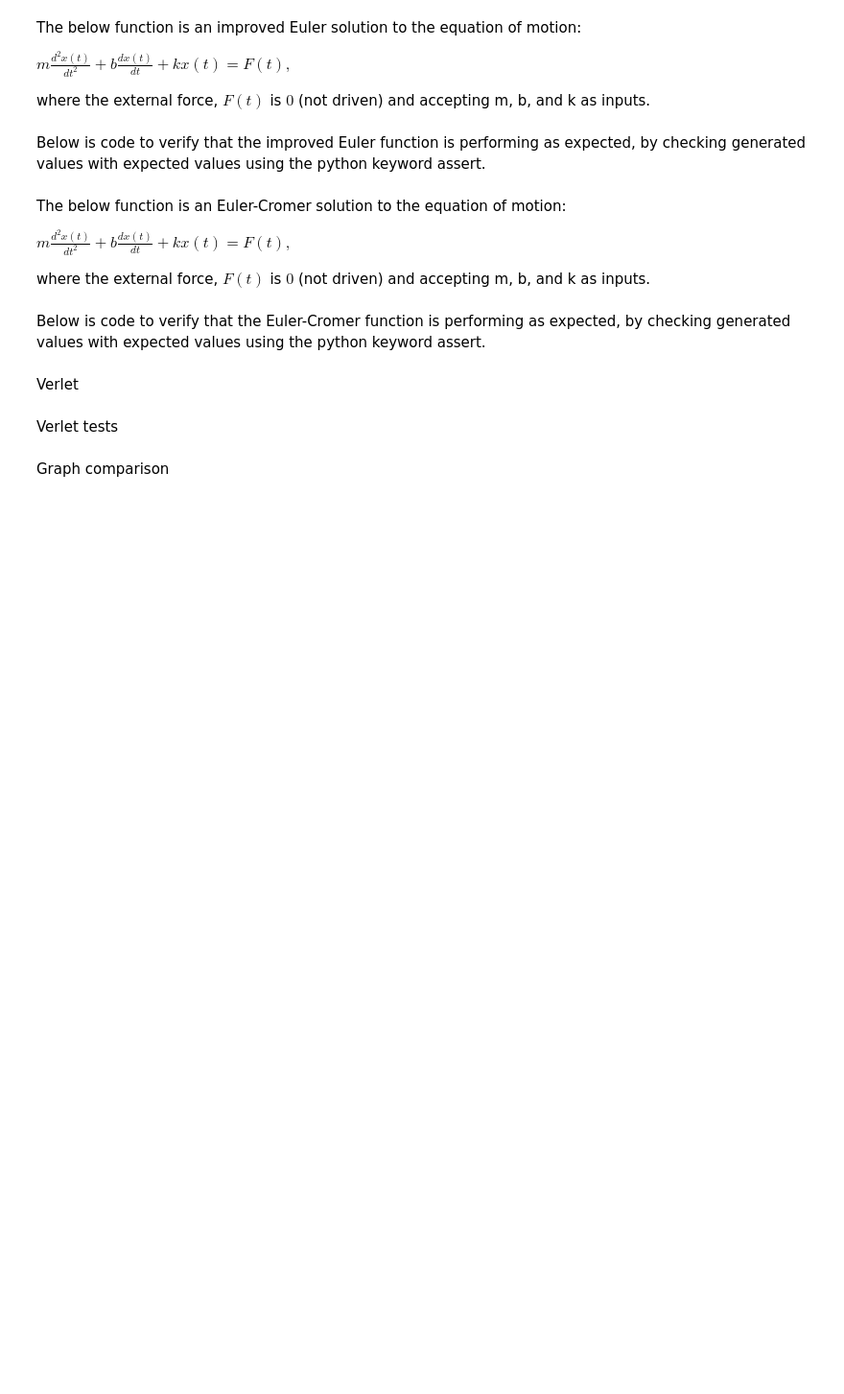
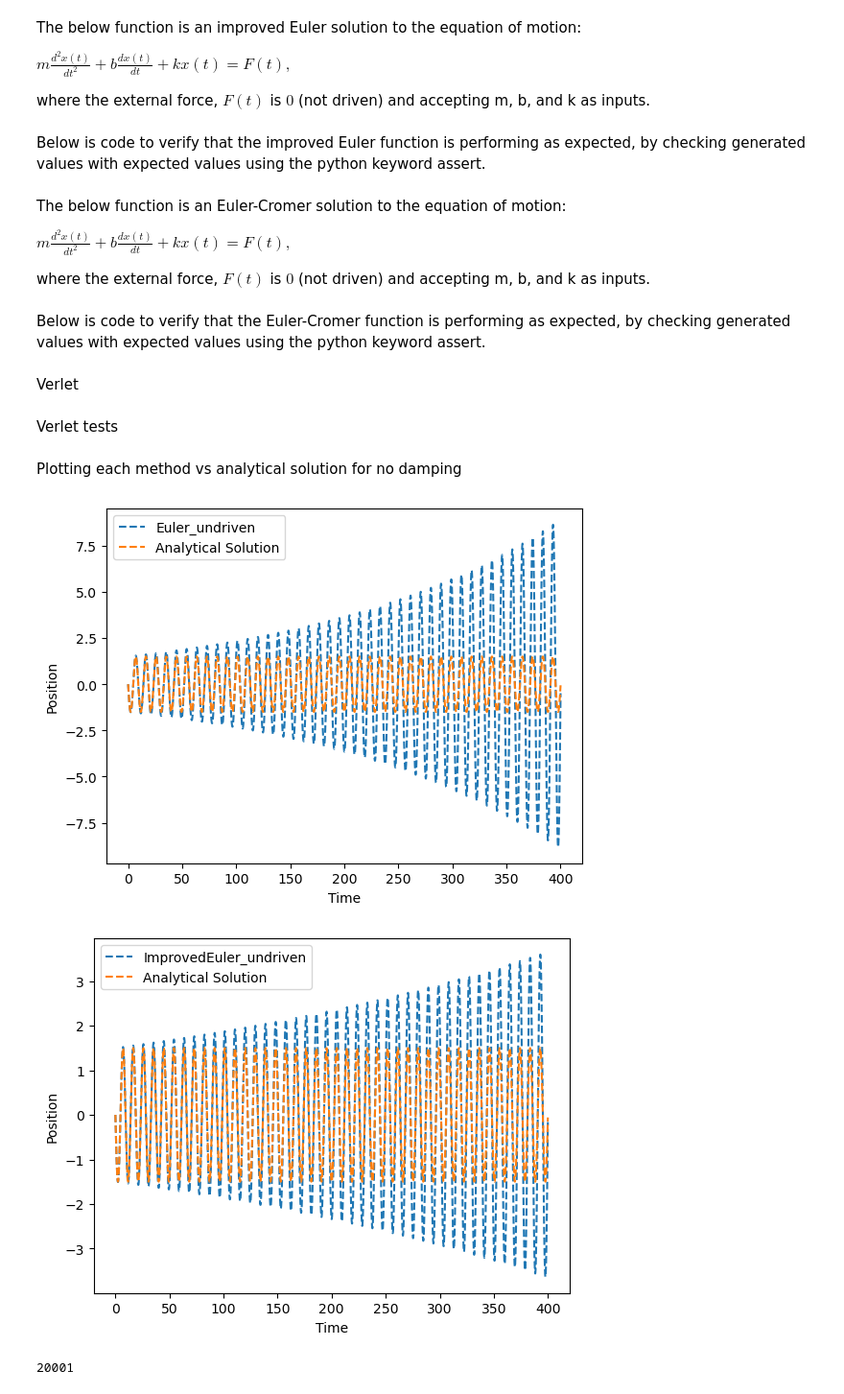
Before and after one commit to david-phelan/computational-physics-project-two, a Jupyter notebook: ProjectTwo.ipynb, the cells around one changed output. Shown at 96% size. Cells and saved outputs as stored; diff of their text form; code cells hidden in the pictures; blank space fills up the shorter version.

```diff
--- a/ProjectTwo.ipynb
+++ b/ProjectTwo.ipynb
@@ -231,7 +250,7 @@ $m \frac{d^2 x(t)}{dt^2} + b \frac{d x(t)}{dt} + kx(t) = F(t),$
 
 where the external force, $F(t)$ is $0$ (not driven) and accepting m, b, and k as inputs.
 # %%
-def EulerCromer_undriven(m, k, b, n, x0, v0, dt):
+def EulerCromer_undriven(m, k, b, n, t, x0, v0, dt):
     """
     Euler–Cromer method for the undriven (possibly damped) oscillator:
         m x'' + b x' + k x = 0
@@ -258,7 +277,9 @@ def EulerCromer_undriven(m, k, b, n, x0, v0, dt):
         t (ndarray): Time points from 0 to n*dt (length n+1)
     """
 
-    time = np.linspace(0, n*dt, n+1)
+    time = t
+    time_array = np.linspace(0, t, n+1)
+    print(len(time_array))
 
     position = np.zeros(n+1)
     velocity = np.zeros(n+1)
@@ -278,7 +299,7 @@ def EulerCromer_undriven(m, k, b, n, x0, v0, dt):
         # Compute the new acceleration at i+1
         acceleration[i+1] = -(k*position[i+1] + b*velocity[i+1]) / m
 
-    return position, velocity, acceleration, time
+    return position, velocity, acceleration, time_array
 # %% [markdown]
 Below is code to verify that the Euler-Cromer function is performing as expected, by checking generated values with expected values using the python keyword assert.
 # %%
@@ -321,7 +342,7 @@ test_EulerCromer_undriven()
 # %% [markdown]
 Verlet
 # %%
-def Verlet_undriven(m, k, b, n, x0, v0, dt):
+def Verlet_undriven(m, k, b, n, t, x0, v0, dt):
     """
     Two-step method for the undriven (possibly damped) oscillator:
         m x'' + b x' + k x = 0
@@ -352,7 +373,8 @@ def Verlet_undriven(m, k, b, n, x0, v0, dt):
     A = 2.0*(2*m - k*(dt**2)) / D
     B = (b*dt - 2*m) / D
 
-    time = np.linspace(0, n*dt, n+1)
+    time = t
+    time_array = np.linspace(0, t, n+1)
 
     position = np.zeros(n+1)
     velocity = np.zeros(n+1)
@@ -388,7 +410,7 @@ def Verlet_undriven(m, k, b, n, x0, v0, dt):
         # Compute acceleration from the ODE definition
         acceleration[i+1] = -(k*position[i+1] + b*velocity[i+1]) / m
 
-    return position, velocity, acceleration, time
+    return position, velocity, acceleration, time_array
 # %% [markdown]
 Verlet tests
 # %%
@@ -412,2 +433,0 @@ test_Verlet_undriven()
-# %% [markdown]
-Graph comparison
@@ -413,0 +457,31 @@ Graph comparison
+# %% [markdown]
+Plotting each method vs analytical solution for no damping
+# %%
+#parameters = [m == 3.03, k == 1.35, b == 0, n == 20000, x0 == 0, v0 == -1, dt == 0.02]
+
+for function in [Euler_undriven, ImprovedEuler_undriven, EulerCromer_undriven, Verlet_undriven]:
+    # Parameters
+    m = 3.03
+    k = 1.35
+    b = 0
+    n = 20000
+    t = 400
+    x0 = 0
+    v0 = -1
+    dt = 0.02
+
+    # Compute the solution
+    x, v, a, t = function(m, k, b, n, t, x0, v0, dt)
+    a = analytical_solution(m, k, b, n, t, x0, v0, dt)
+
+    # Plot the position vs time
+    plt.plot(t, x, label=function.__name__, linestyle='--')
+    plt.plot(t, a, label="Analytical Solution", linestyle='--')
+    plt.xlabel('Time')
+    plt.ylabel('Position')
+    plt.legend()
+    plt.show()
+# %% [output]
+[figure, added]
+[figure, added]
+20001
```
Also changed, not shown: parts of 19 cells of this notebook.
